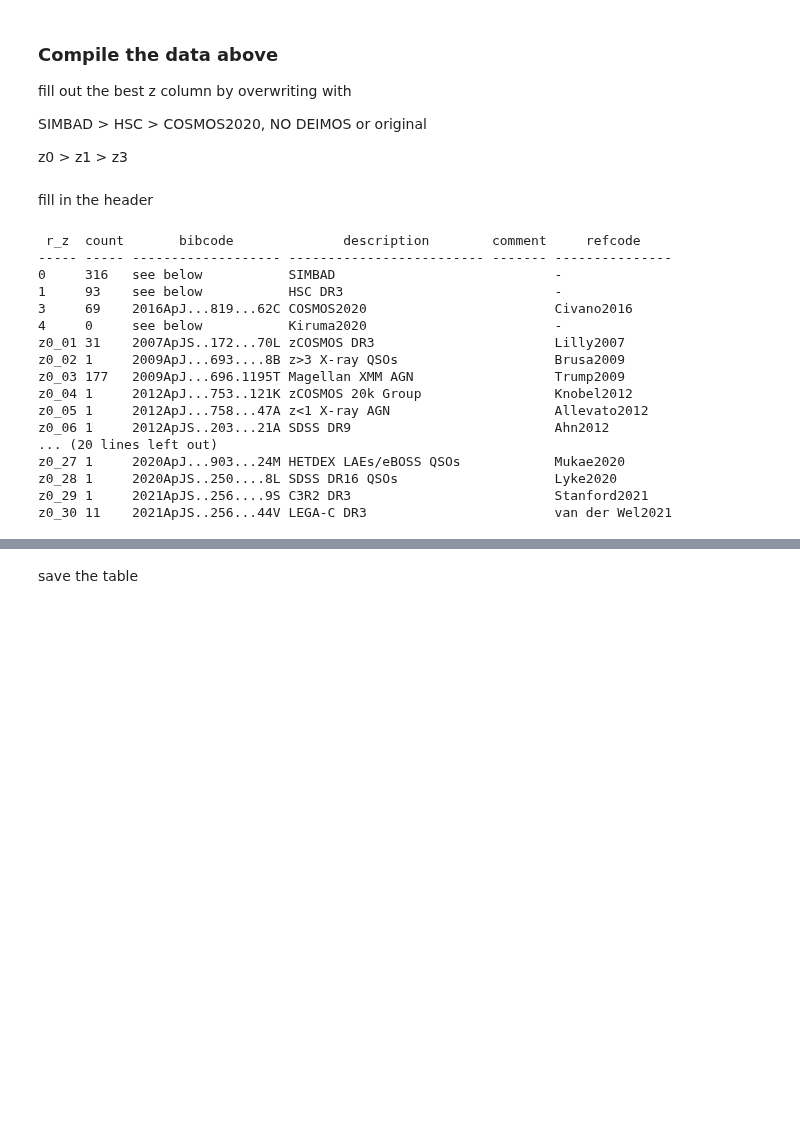
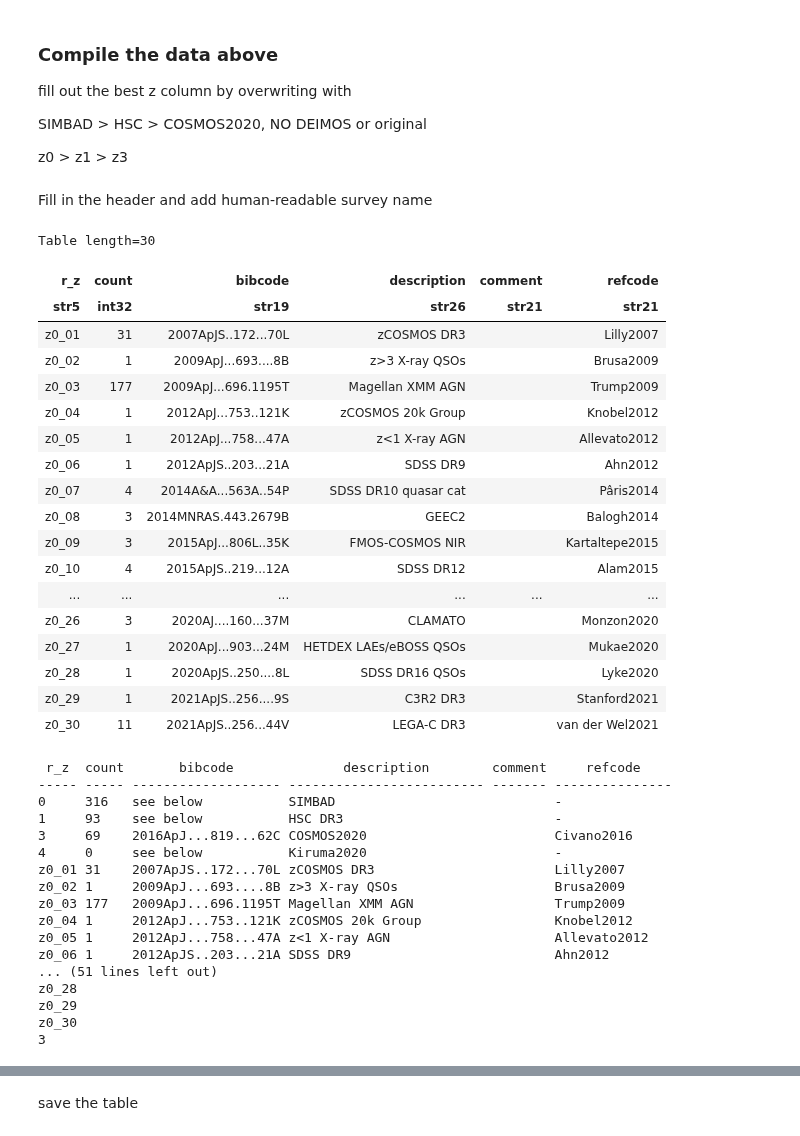
Before and after one commit to Chisen-Lupus/dwarf_agn_cosmos, a Jupyter notebook: hsc-ssp_specz.ipynb, the cells around one changed output, grey strips where cells are left out. Drawn from its saved outputs; the diff is of its cells as text; code cells hidden in the pictures; blank space fills up the shorter version.

```diff
--- a/hsc-ssp_specz.ipynb
+++ b/hsc-ssp_specz.ipynb
@@ -286,7 +286,7 @@ for i in [3, 1, 0]:
     data_agn_updated['z'][mask_z] = data_agn_updated['z%d'%i][mask_z]
     data_agn_updated['r_z'][mask_z] = i
 # %% [markdown]
-fill in the header
+Fill in the header and add human-readable survey name
 # %%
 #    r_z      bibcode                description           comment refcode
 profile = table.Table(data=np.array([
@@ -340,9 +340,32 @@ profile[np.where(profile['bibcode']=='2018ApJS..239...22S')[0][0]]['description'
 #profile[np.where(profile['bibcode']=='')[0][0]]['description'] = ''
 
 #TODO: Should probably look the individual sources that are matched in e.g. DR2 but not DR3?
+# %%
+profile[4:]
+# %% [output]
+Table length=30
+| r_z | count | bibcode | description | comment | refcode |
+| str5 | int32 | str19 | str26 | str21 | str21 |
+| z0_01 | 31 | 2007ApJS..172...70L | zCOSMOS DR3 |  | Lilly2007 |
+| z0_02 | 1 | 2009ApJ...693....8B | z>3 X-ray QSOs |  | Brusa2009 |
+| z0_03 | 177 | 2009ApJ...696.1195T | Magellan XMM AGN |  | Trump2009 |
+| z0_04 | 1 | 2012ApJ...753..121K | zCOSMOS 20k Group |  | Knobel2012 |
+| z0_05 | 1 | 2012ApJ...758...47A | z<1 X-ray AGN |  | Allevato2012 |
+| z0_06 | 1 | 2012ApJS..203...21A | SDSS DR9 |  | Ahn2012 |
+| z0_07 | 4 | 2014A&A...563A..54P | SDSS DR10 quasar cat |  | Pâris2014 |
+| z0_08 | 3 | 2014MNRAS.443.2679B | GEEC2 |  | Balogh2014 |
+| z0_09 | 3 | 2015ApJ...806L..35K | FMOS-COSMOS NIR |  | Kartaltepe2015 |
+| z0_10 | 4 | 2015ApJS..219...12A | SDSS DR12 |  | Alam2015 |
+| ... | ... | ... | ... | ... | ... |
+| z0_26 | 3 | 2020AJ....160...37M | CLAMATO |  | Monzon2020 |
+| z0_27 | 1 | 2020ApJ...903...24M | HETDEX LAEs/eBOSS QSOs |  | Mukae2020 |
+| z0_28 | 1 | 2020ApJS..250....8L | SDSS DR16 QSOs |  | Lyke2020 |
+| z0_29 | 1 | 2021ApJS..256....9S | C3R2 DR3 |  | Stanford2021 |
+| z0_30 | 11 | 2021ApJS..256...44V | LEGA-C DR3 |  | van der Wel2021 |
 # %%
 # save a simplified table for paper
 profile.pprint_all()
+# Skip the first four rows
 profile_paper = profile[4:]
 profile_paper.add_row(profile[2])
 
@@ -352,10 +375,12 @@ for i, refcode in enumerate(profile_paper['refcode']):
 
 profile_paper['batch'] = ' '*10
 for i, r_z in enumerate(profile_paper['r_z']):
+    print(r_z)
     if r_z[:2]=='z0':
         profile_paper['batch'][i]='SIMBAD'
     elif r_z[:2]=='z1':
         profile_paper['batch'][i]='HSC DR3'
+        print('DR')
         profile_paper['description'][i]=profile_paper['description'][i]+'$^a$'
     elif r_z[:2]=='3':
         profile_paper['batch'][i]='COSMOS2020'
@@ -383,11 +408,11 @@ z0_03 177   2009ApJ...696.1195T Magellan XMM AGN                  Trump2009
 z0_04 1     2012ApJ...753..121K zCOSMOS 20k Group                 Knobel2012
 z0_05 1     2012ApJ...758...47A z<1 X-ray AGN                     Allevato2012
 z0_06 1     2012ApJS..203...21A SDSS DR9                          Ahn2012
-... (20 lines left out)
-z0_27 1     2020ApJ...903...24M HETDEX LAEs/eBOSS QSOs            Mukae2020
-z0_28 1     2020ApJS..250....8L SDSS DR16 QSOs                    Lyke2020
-z0_29 1     2021ApJS..256....9S C3R2 DR3                          Stanford2021
-z0_30 11    2021ApJS..256...44V LEGA-C DR3                        van der Wel2021
+... (51 lines left out)
+z0_28
+z0_29
+z0_30
+3
 # %%
 profile
 # %% [output]
```
Also changed, not shown: parts of 1 cell of this notebook, 1 other file.
